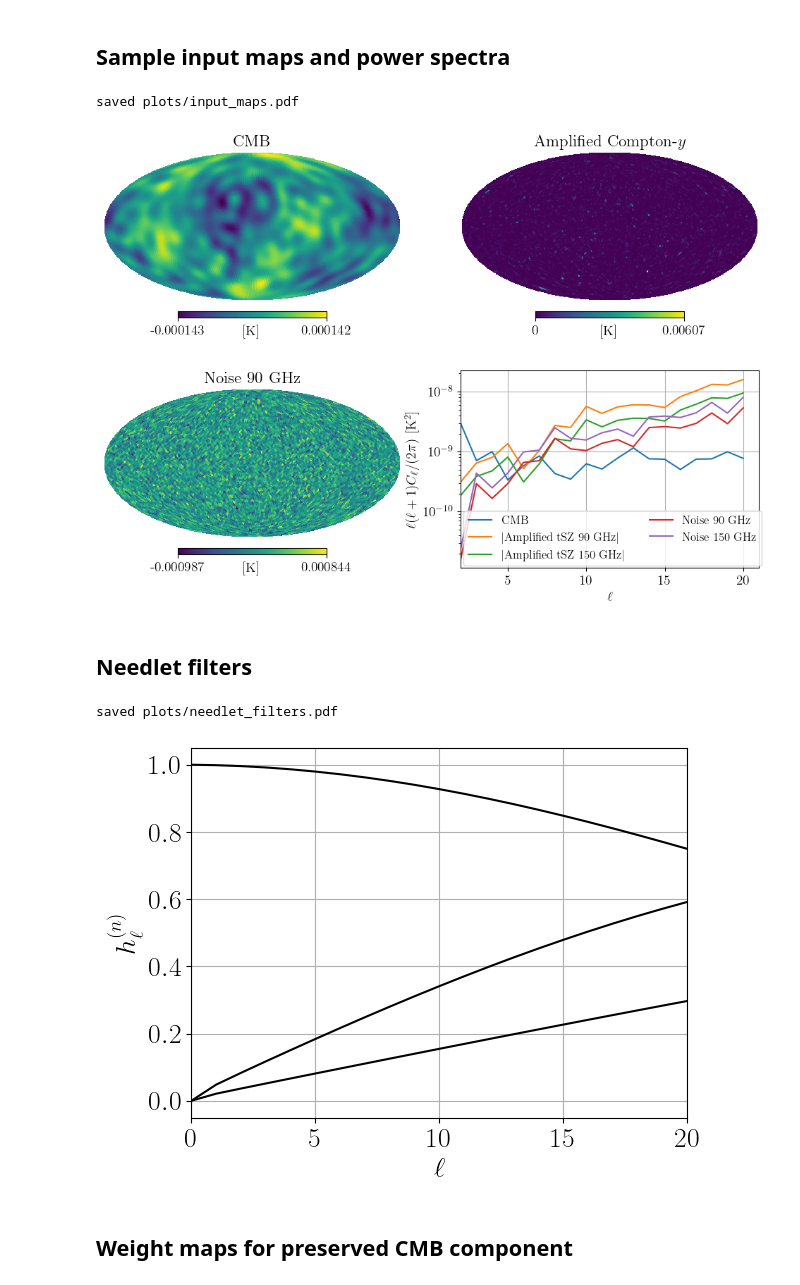
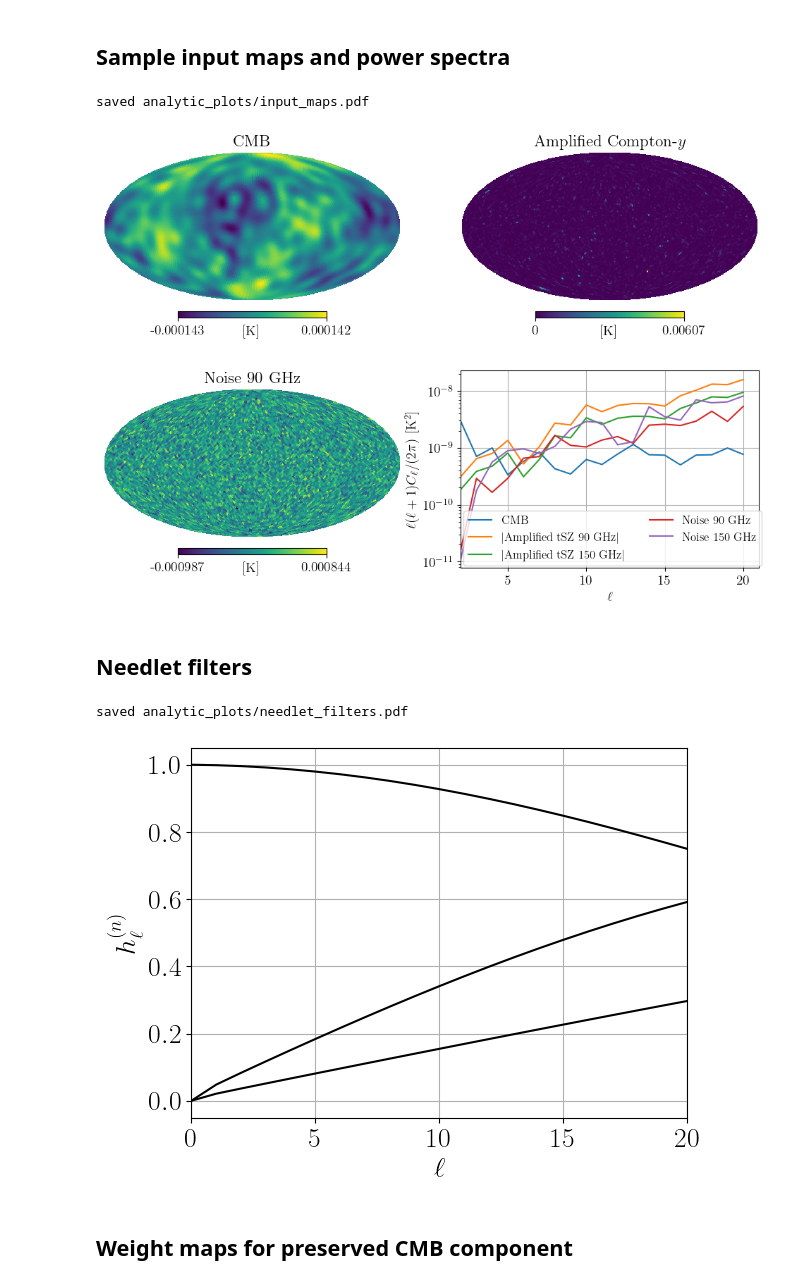
Before and after one commit to kmsurrao/NILC-Inference-Pipeline, a Jupyter notebook: notebooks/analytic_plotting_examples.ipynb, the cells around one changed output. Drawn from its saved outputs; the diff is of its cells as text; code cells hidden in the pictures.

```diff
--- a/notebooks/analytic_plotting_examples.ipynb
+++ b/notebooks/analytic_plotting_examples.ipynb
@@ -28,8 +25,12 @@ plt.rc_context({'axes.autolimit_mode': 'round_numbers'})
 # %% [markdown]
 ### To run this notebook, first run analytic/main.py with save_files=1 in the yaml file. The variable save_dir below should be the directory in which to save the plots (set save_dir=None if you don't want to save the plots).
 # %%
-save_dir = 'plots'
+save_dir = 'analytic_plots'
+
 sim = 0
+if not os.path.isdir(save_dir):
+    env = os.environ.copy()
+    subprocess.call(f'mkdir {save_dir}', shell=True, env=env)
 # %% [markdown]
 
 ## Read input yaml file
@@ -42,7 +43,7 @@ inp = Info(input_file)
 # %% [markdown]
 ## Sample input maps and power spectra
 # %%
-cmb_cl, tsz_cl, noise_cl, cmb_map, tsz_map, noise_map = generate_freq_maps(sim, inp, save=False)
+cmb_cl, tsz_cl, noise1_cl, noise2_cl, cmb_map, tsz_map, noise1_map, noise2_map = generate_freq_maps(sim, inp, save=False)
 ells_sum = np.arange(inp.ell_sum_max+1)
 
 g_cmb = np.array([1., 1.])
@@ -64,39 +65,39 @@ for n, ax in enumerate(axs):
         hp.mollview(cmb_map, fig=1, hold=True, title='CMB', format='%.03g')
     elif n==1:
         hp.mollview(tsz_map, fig=2, hold=True, title=r'Amplified Compton-$y$', format='%.03g')
     elif n==2:
-        hp.mollview(noise_map, fig=3, hold=True, title='Noise 90 GHz', format='%.03g')
+        hp.mollview(noise1_map, fig=3, hold=True, title='Noise 90 GHz', format='%.03g')
     else:
         to_dl = ells_sum*(ells_sum+1)/2/np.pi
         plt.plot(ells_sum[2:], (to_dl*cmb_cl)[2:], label='CMB')
         plt.plot(ells_sum[2:], abs(to_dl*g_tsz[0]*tsz_cl)[2:], label=r'$|$Amplified tSZ 90 GHz$|$', linestyle='solid')
         plt.plot(ells_sum[2:], abs(to_dl*g_tsz[1]*tsz_cl)[2:], label=r'$|$Amplified tSZ 150 GHz$|$', linestyle='solid')
-        plt.plot(ells_sum[2:], (to_dl*noise_cl)[2:], label='Noise 90 GHz', linestyle='solid')
-        plt.plot(ells_sum[2:], (to_dl*1.5*noise_cl)[2:], label='Noise 150 GHz', linestyle='solid')
+        plt.plot(ells_sum[2:], (to_dl*noise1_cl)[2:], label='Noise 90 GHz', linestyle='solid')
+        plt.plot(ells_sum[2:], (to_dl*noise2_cl)[2:], label='Noise 150 GHz', linestyle='solid')
         plt.xlabel(r'$\ell$', fontsize=14)
         plt.ylabel(r'$\ell(\ell+1)C_{\ell}/(2\pi)$ [$\mathrm{K}^2$]', fontsize=14)
         plt.xticks(fontsize=14)
         plt.yticks(fontsize=14)
         plt.grid()
         plt.legend(fontsize=12, ncol=2, loc=(0.01,0.01))
         plt.yscale('log')
         plt.xlim(2,inp.ell_sum_max+1)
     if n==0 or n==1 or n==2:
         plt.text(0.47, -0.02, r'$[\mathrm{K}]$', transform=ax.transAxes,size=14)
 
 if save_dir:
-    plt.savefig(f'{save_dir}/input_maps.pdf')
+    plt.savefig(f'{save_dir}/input_maps.pdf', bbox_inches="tight")
     print(f'saved {save_dir}/input_maps.pdf')
 
 
 plt.rcParams.update({
      'text.usetex': True,
      'font.family': 'serif',
      'font.sans-serif': ['Computer Modern'],
      'font.size':20})
 # %% [output]
-saved plots/input_maps.pdf
+saved analytic_plots/input_maps.pdf
-[figure, old version]
+[figure, new version]
 # %% [markdown]
 ## Needlet filters
 # %%
@@ -111,7 +112,7 @@ if save_dir:
     plt.savefig(f'{save_dir}/needlet_filters.pdf')
     print(f'saved {save_dir}/needlet_filters.pdf')
 # %% [output]
-saved plots/needlet_filters.pdf
+saved analytic_plots/needlet_filters.pdf
 [figure]
 # %% [markdown]
 ## Weight maps for preserved CMB component
```
Also changed, not shown: parts of 4 cells of this notebook, 10 other files.
